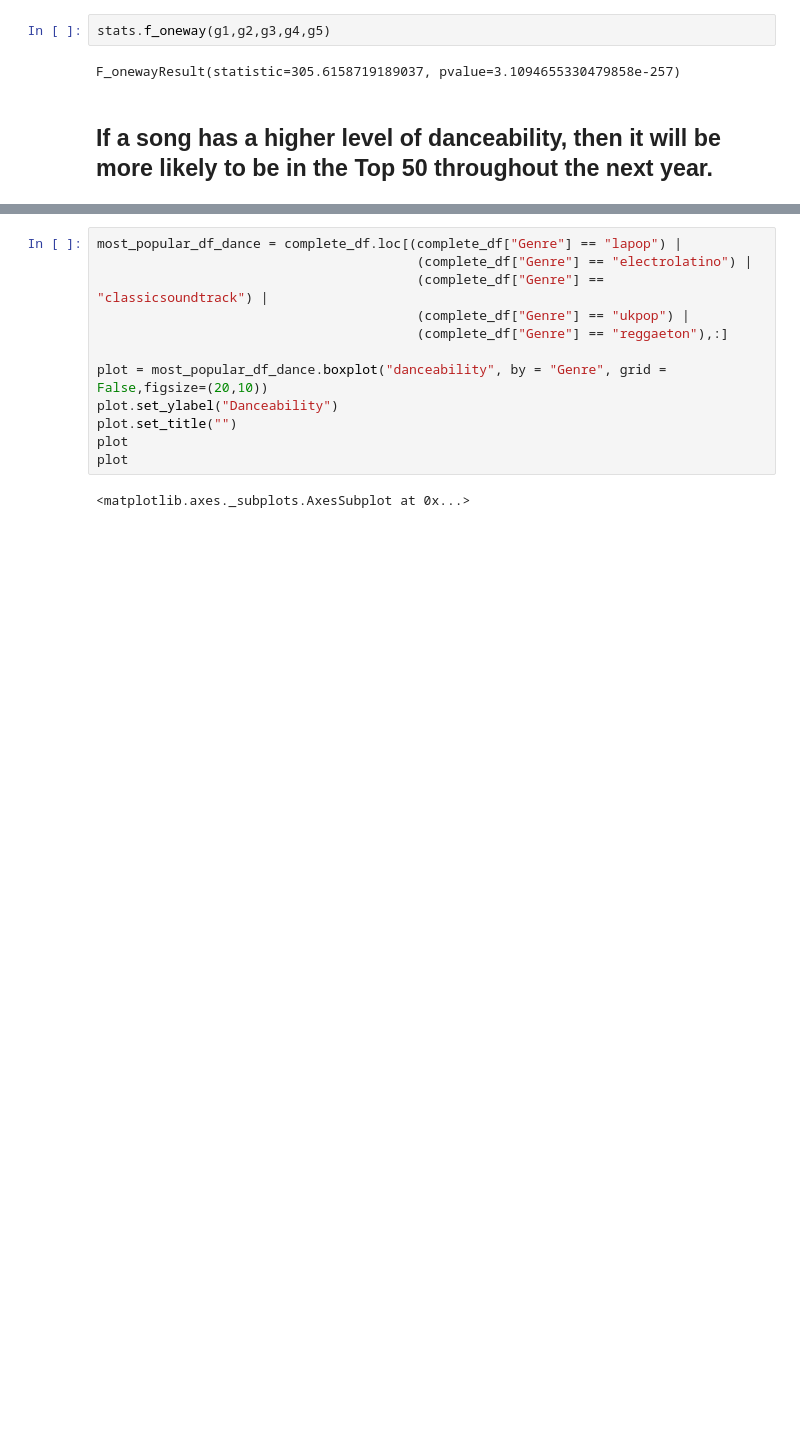
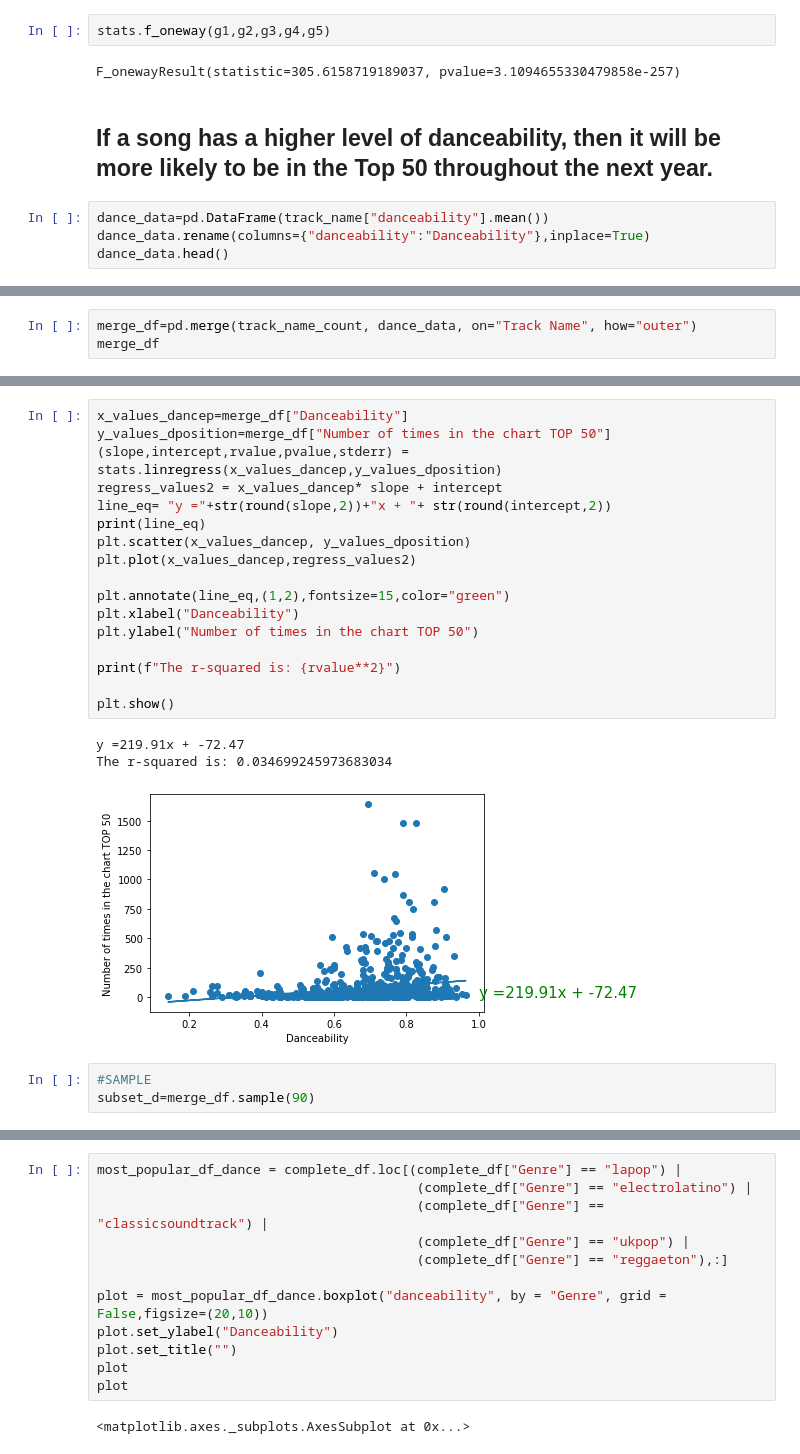
Before and after one commit to JaviSandoval94/Spotify-Trends-Analysis, a Jupyter notebook: Project1-Spotify-FinalReport.ipynb, the cells around one changed output, grey strips where cells are left out. Saved outputs shown, nothing was run; the diff lists cells and outputs as text; blank space fills up the shorter version.

```diff
--- a/Project1-Spotify-FinalReport.ipynb
+++ b/Project1-Spotify-FinalReport.ipynb
@@ -255,3 +487,7 @@ stats.f_oneway(g1,g2,g3,g4,g5)
 F_onewayResult(statistic=305.6158719189037, pvalue=3.1094655330479858e-257)
 # %% [markdown]
 ## If a song has a higher level of danceability, then it will be more likely to be in the Top 50 throughout the next year.
+# %%
+dance_data=pd.DataFrame(track_name["danceability"].mean())
+dance_data.rename(columns={"danceability":"Danceability"},inplace=True)
+dance_data.head()
@@ -257,0 +502,3 @@ F_onewayResult(statistic=305.6158719189037, pvalue=3.1094655330479858e-257)
+# %%
+merge_df=pd.merge(track_name_count, dance_data, on="Track Name", how="outer")
+merge_df
@@ -257,0 +527,24 @@ F_onewayResult(statistic=305.6158719189037, pvalue=3.1094655330479858e-257)
+# %%
+x_values_dancep=merge_df["Danceability"]
+y_values_dposition=merge_df["Number of times in the chart TOP 50"]
+(slope,intercept,rvalue,pvalue,stderr) = stats.linregress(x_values_dancep,y_values_dposition)
+regress_values2 = x_values_dancep* slope + intercept
+line_eq= "y ="+str(round(slope,2))+"x + "+ str(round(intercept,2))
+print(line_eq)
+plt.scatter(x_values_dancep, y_values_dposition)
+plt.plot(x_values_dancep,regress_values2)
+
+plt.annotate(line_eq,(1,2),fontsize=15,color="green")
+plt.xlabel("Danceability")
+plt.ylabel("Number of times in the chart TOP 50")
+
+print(f"The r-squared is: {rvalue**2}")
+
+plt.show()
+# %% [output]
+y =219.91x + -72.47
+The r-squared is: 0.034699245973683034
+[figure, added]
+# %%
+#SAMPLE
+subset_d=merge_df.sample(90)
```
Also changed, not shown: parts of 29 cells of this notebook.
